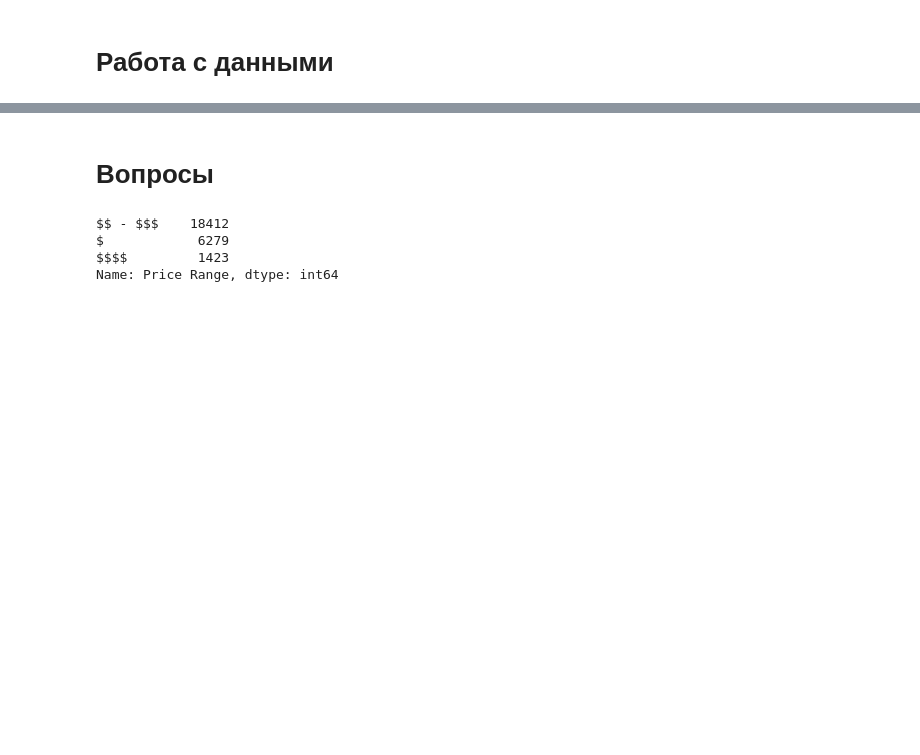
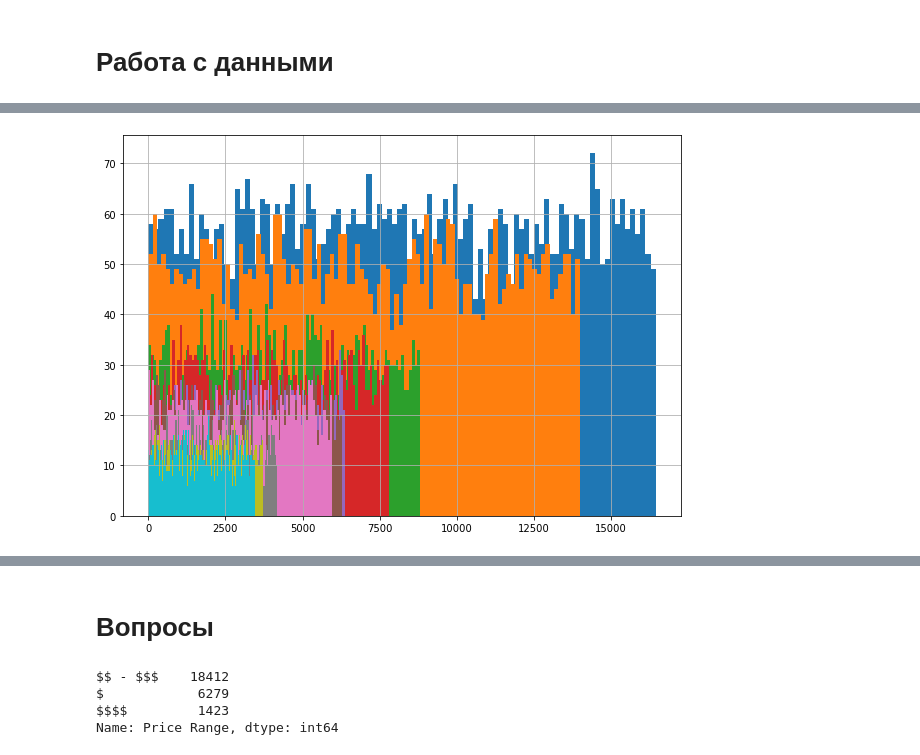
Before and after one commit to g0dzef/ML, a Jupyter notebook: module_3/TripAdvisor.ipynb, the cells around one changed output, grey strips where cells are left out. Cells and saved outputs as stored; diff of their text form; code cells hidden in the pictures; blank space fills up the shorter version.

```diff
--- a/module_3/TripAdvisor.ipynb
+++ b/module_3/TripAdvisor.ipynb
@@ -135,0 +355,6 @@ df.columns = map(str.lower, df.columns.str.replace(' ','_',regex=True))
+# %%
+for x in (df_train['City'].value_counts())[0:10].index:
+    df_train['Ranking'][df_train['City']==x].hist(bins=100)
+plt.show()
+# %% [output]
+[figure, added]
```
Also changed, not shown: parts of 66 cells of this notebook.
